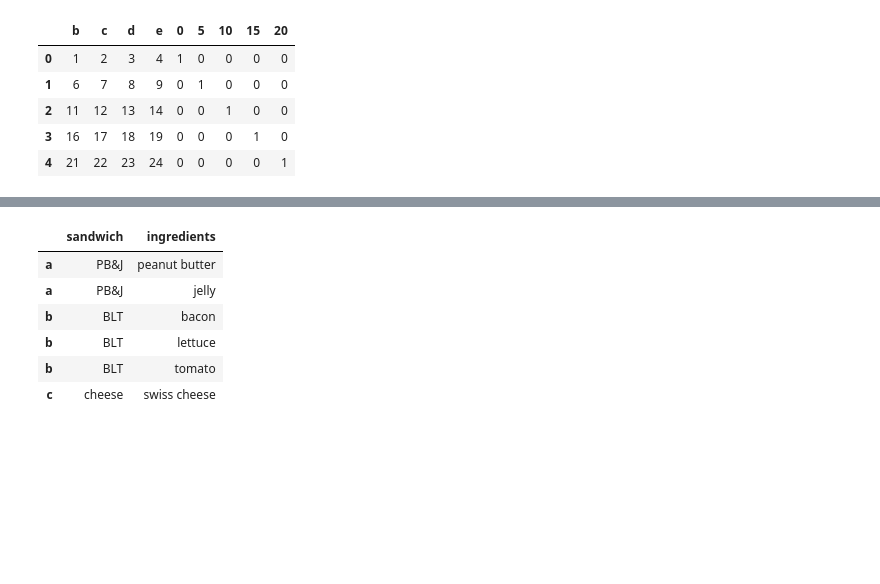
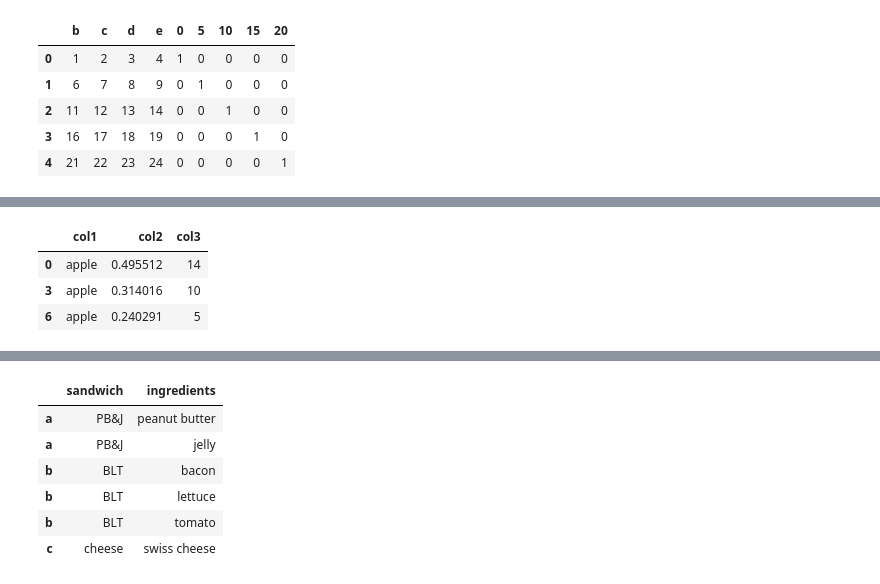
Before and after one commit to YLTsai0609/pandas_101, a Jupyter notebook: notebook.ipynb, the cells around one changed output, grey strips where cells are left out. Drawn from its saved outputs; the diff is of its cells as text; code cells hidden in the pictures; blank space fills up the shorter version.

```diff
--- a/notebook.ipynb
+++ b/notebook.ipynb
@@ -1381,0 +1382,26 @@ df
+# %%
+# 67. How to get the particular group of a groupby dataframe by key?
+# Difficulty Level: L2
+
+df = pd.DataFrame({'col1': ['apple', 'banana', 'orange'] * 3,
+                   'col2': np.random.rand(9),
+                   'col3': np.random.randint(0, 15, 9)})
+
+df_grouped = df.groupby(['col1'])
+
+
+df_grouped.get_group('apple')
+
+# hint 使用 # print(dir(df_grouped)) 來呼叫groupby物件的所有屬性及方法
+# hint 使用 以下 來呼叫groupby中所有非隱藏方法
+# print([method for method in dir(df_grouped)
+#                          if not method.startswith('_')])
+# when to use
+# 對於groupby的操作，在資料處理時使用頻率非常高，有了上面的hint
+# 我們可以更有依據的查詢怎麼都出我們要的結果
+# 會節省非常多時間在特徵工程上
+# %% [output]
+|  | col1 | col2 | col3 |
+| 0 | apple | 0.495512 | 14 |
+| 3 | apple | 0.314016 | 10 |
+| 6 | apple | 0.240291 | 5 |
```
Also changed, not shown: parts of 32 cells of this notebook, 1 other file.
